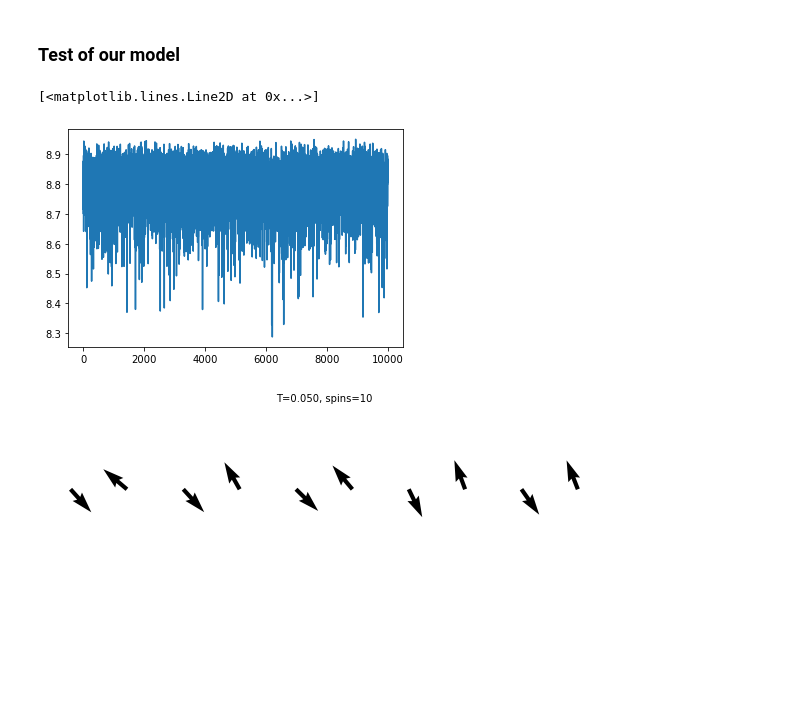
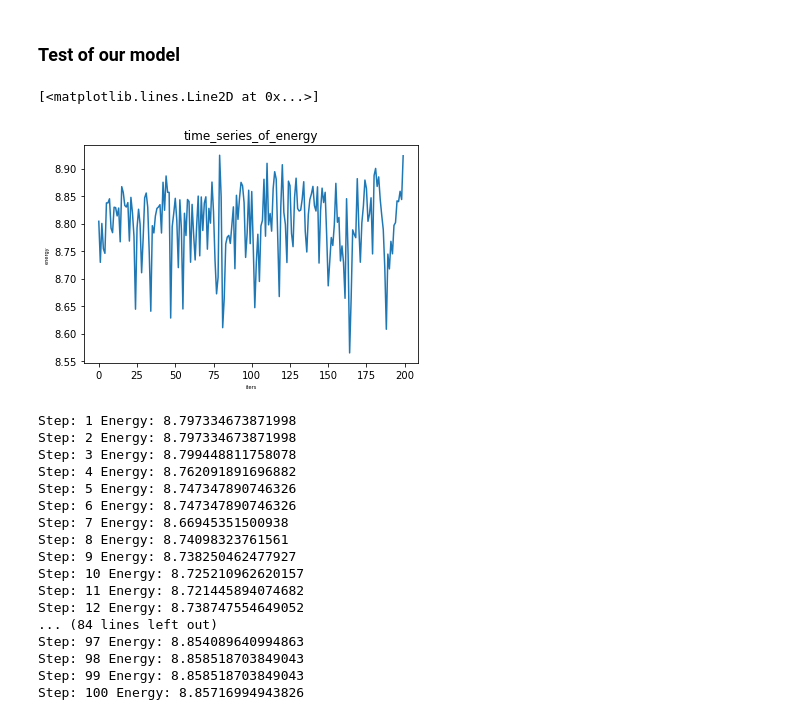
Before and after one commit to karlschwarz/Monte_Carlo_on_Statistical_Physics, a Jupyter notebook: xy_1d_metropolis.ipynb, the cells around one changed output. Drawn from its saved outputs; the diff is of its cells as text; code cells hidden in the pictures; blank space fills up the shorter version.

```diff
--- a/xy_1d_metropolis.ipynb
+++ b/xy_1d_metropolis.ipynb
@@ -61,26 +61,31 @@ class XY_1D:
         else:
             return energy_old
 
-    def mcmc(self, step, show_energy=True, energy_accumu=False):
+    def mcmc(self, step, show_energy=True, show_plot=True, period=100, energy_accumu=False, folder_name=None):
         energy_list = []
-        for i in range(step):
+        for i in trange(step):
             self.one_step_mcmc()
             energy_total = self.energy_compute_grids()
             energy_list.append(energy_total)
             print_template = "Step: {step} Energy: {energy}\t"
             if show_energy:
                 print(print_template.format(step=i+1, energy=energy_total))
+            if show_plot and i % period == 0:
+                self.spin_vis(save=True, step=i, folder_name=folder_name)
         if energy_accumu:
             return np.mean(energy_list)
 
-    def spin_vis(self, figsize=(10, 3)):
-        plt.figure(figsize=figsize)
+    def spin_vis(self, figsize=(10, 3), save=False, step=None, folder_name=None):
+        fig = plt.figure(figsize=figsize)
         x, y = np.meshgrid(np.arange(0, self.length), 0)
         u = np.cos(self.grids)
         v = np.sin(self.grids)
         q = plt.quiver(x, y, u, v, units='width')
         plt.axis('off')
         plt.title('T={:.3f}, spins={}'.format(1/self.beta, self.length), fontsize=10)
+        if save and step is not None:
+            plt.savefig(f'./{folder_name}/config_plot_step_{step}.pdf', dpi=100)
+        plt.close(fig)
 # %% [markdown]
 ### Test of our model
 # %%
@@ -93,13 +98,33 @@ xy_1d.mcmc(2000, show_energy=False)
-# %%
-energy_list = []
-for i in trange(10000):
-    energy_list.append(xy_1d.mcmc(100, show_energy=False, energy_accumu=True))
-# %%
-plt.plot(energy_list)
-# %% [output]
-[<matplotlib.lines.Line2D at 0x...>]
-[figure, removed]
-# %%
-xy_1d.spin_vis()
-# %% [output]
-[figure, removed]
+# %%
+# sampling stage
+energy_list = []
+for i in range(200):
+    energy_list.append(xy_1d.mcmc(200, show_energy=False, show_plot=False, energy_accumu=True))
+# %%
+plt.title('time_series_of_energy')
+plt.xlabel('iters', fontsize=5)
+plt.ylabel('energy', fontsize=5)
+plt.plot(energy_list)
+# %% [output]
+[<matplotlib.lines.Line2D at 0x...>]
+[figure, added]
+# %%
+xy_1d.mcmc(100, show_energy=True, period=2, show_plot=True, folder_name='sampling')
+# %% [output]
+Step: 1 Energy: 8.797334673871998
+Step: 2 Energy: 8.797334673871998
+Step: 3 Energy: 8.799448811758078
+Step: 4 Energy: 8.762091891696882
+Step: 5 Energy: 8.747347890746326
+Step: 6 Energy: 8.747347890746326
+Step: 7 Energy: 8.66945351500938
+Step: 8 Energy: 8.74098323761561
+Step: 9 Energy: 8.738250462477927
+Step: 10 Energy: 8.725210962620157
+Step: 11 Energy: 8.721445894074682
+Step: 12 Energy: 8.738747554649052
+... (84 lines left out)
+Step: 97 Energy: 8.854089640994863
+Step: 98 Energy: 8.858518703849043
+Step: 99 Energy: 8.858518703849043
+Step: 100 Energy: 8.85716994943826
```
Also changed, not shown: parts of 1 cell of this notebook.
